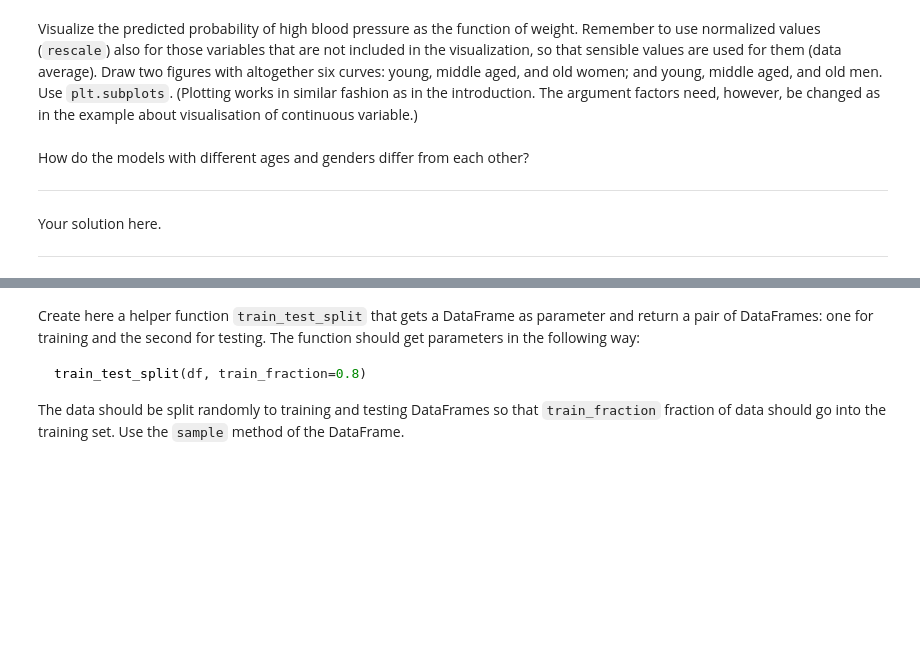
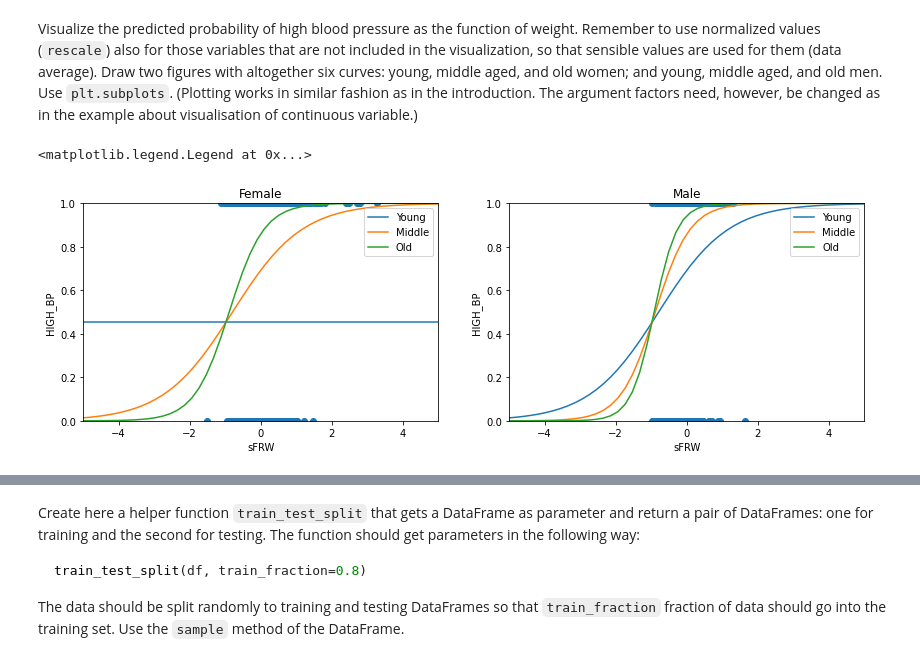
Before and after one commit to RiccardoMPesce/Regression-Analysis-with-Python, a Jupyter notebook: src/project_notebook_regression_analysis.ipynb, the cells around one changed output, grey strips where cells are left out. Saved outputs shown, nothing was run; the diff lists cells and outputs as text; code cells hidden in the pictures; blank space fills up the shorter version.

```diff
--- a/src/project_notebook_regression_analysis.ipynb
+++ b/src/project_notebook_regression_analysis.ipynb
@@ -346,6 +339,37 @@ def logistic(x):
-# %% [markdown]
-How do the models with different ages and genders differ from each other?
-
-***
-Your solution here.
-***
+# %%
+# exercise 11
+
+def logistic(x):
+    return 1.0 / (1.0 + np.exp(-x))
+
+subplot_kw = {"xlim": (-5.0, 5.0), "ylim": (0, 1), "xlabel": "sFRW", "ylabel": "HIGH_BP"}
+
+fig, ax = plt.subplots(1, 2, subplot_kw=subplot_kw, figsize=(14, 4))
+ax[0].set_title("Female")
+ax[1].set_title("Male")
+
+y_f_sFRW = fit.params.sFRW + (-1.0) * fit.params.sFRW
+m_f_sFRW = fit.params.sFRW + (0.0) * fit.params.sFRW
+o_f_sFRW = fit.params.sFRW + (1.0) * fit.params.sFRW
+
+y_m_sFRW = fit.params.sFRW + fit.params.sFRW + (-1.0) * fit.params.sFRW
+m_m_sFRW = fit.params.sFRW + fit.params.sFRW + (0.0) * fit.params.sFRW
+o_m_sFRW = fit.params.sFRW + fit.params.sFRW + (1.0) * fit.params.sFRW
+
+ax[0].scatter(fram[fram.SEX == "female"].sFRW, fram[fram.SEX == "female"].HIGH_BP, marker="o")
+ax[1].scatter(fram[fram.SEX == "male"].sFRW, fram[fram.SEX == "male"].HIGH_BP, marker="o")
+
+X = np.linspace(-5.0, 5.0, 50)
+ax[0].plot(X, logistic(X * y_f_sFRW + fit.params.Intercept - 1), label="Young")
+ax[0].plot(X, logistic(X * m_f_sFRW + fit.params.Intercept), label="Middle")
+ax[0].plot(X, logistic(X * o_f_sFRW + fit.params.Intercept + 1), label="Old")
+
+ax[1].plot(X, logistic(X * y_m_sFRW + fit.params.Intercept + 1 - 1), label="Young")
+ax[1].plot(X, logistic(X * m_m_sFRW + fit.params.Intercept + 1), label="Middle")
+ax[1].plot(X, logistic(X * o_m_sFRW + fit.params.Intercept + 1 + 1), label="Old")
+
+ax[0].legend()
+ax[1].legend()
+# %% [output]
+<matplotlib.legend.Legend at 0x...>
+[figure, added]
```
Also changed, not shown: parts of 8 cells of this notebook.
